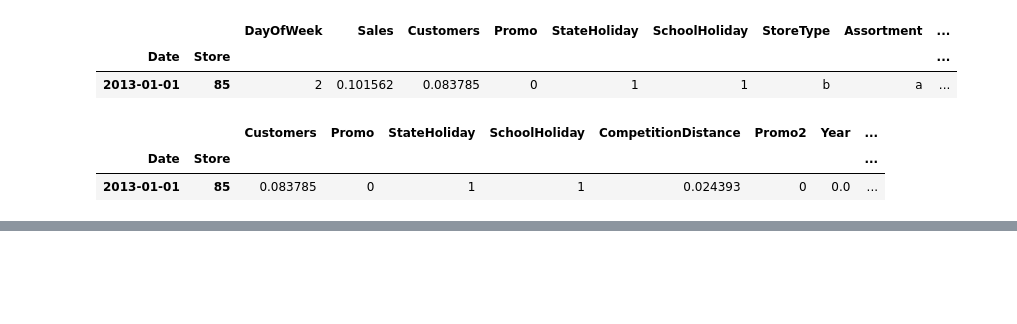
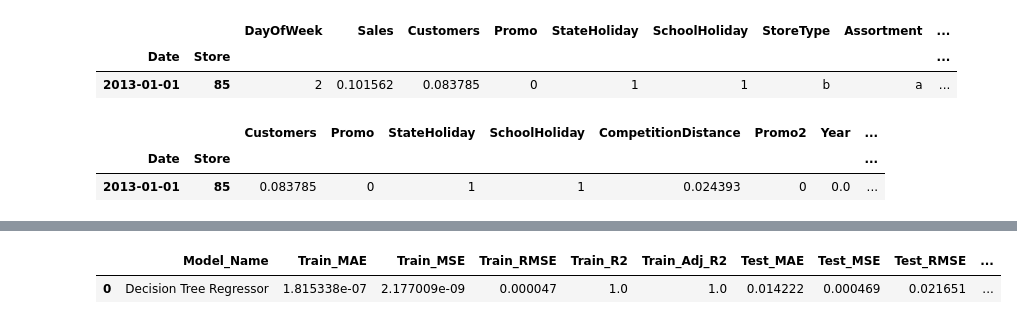
Before and after one commit to vithika-karan/Retail-Sales-Prediction, a Jupyter notebook: Rossmann_Sales_Prediction_Vithika_Karan.ipynb, the cells around one changed output, grey strips where cells are left out. Saved outputs shown, nothing was run; the diff lists cells and outputs as text; code cells hidden in the pictures; blank space fills up the shorter version.

```diff
--- a/Rossmann_Sales_Prediction_Vithika_Karan.ipynb
+++ b/Rossmann_Sales_Prediction_Vithika_Karan.ipynb
@@ -756,0 +897,6 @@ df2.head(1)
+# %%
+#comparison df
+comparison_df
+# %% [output]
+|  | Model_Name | Train_MAE | Train_MSE | Train_RMSE | Train_R2 | Train_Adj_R2 | Test_MAE | Test_MSE | Test_RMSE | ... |
+| 0 | Decision Tree Regressor | 1.815338e-07 | 2.177009e-09 | 0.000047 | 1.0 | 1.0 | 0.014222 | 0.000469 | 0.021651 | ... |
```
Also changed, not shown: parts of 15 cells of this notebook.
